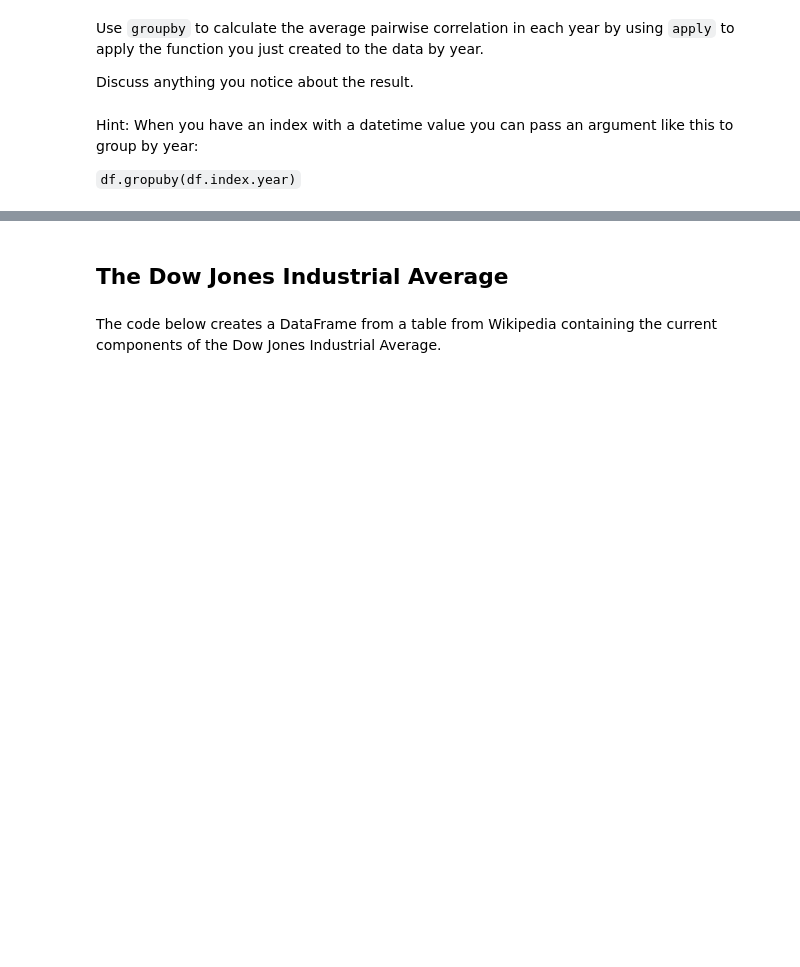
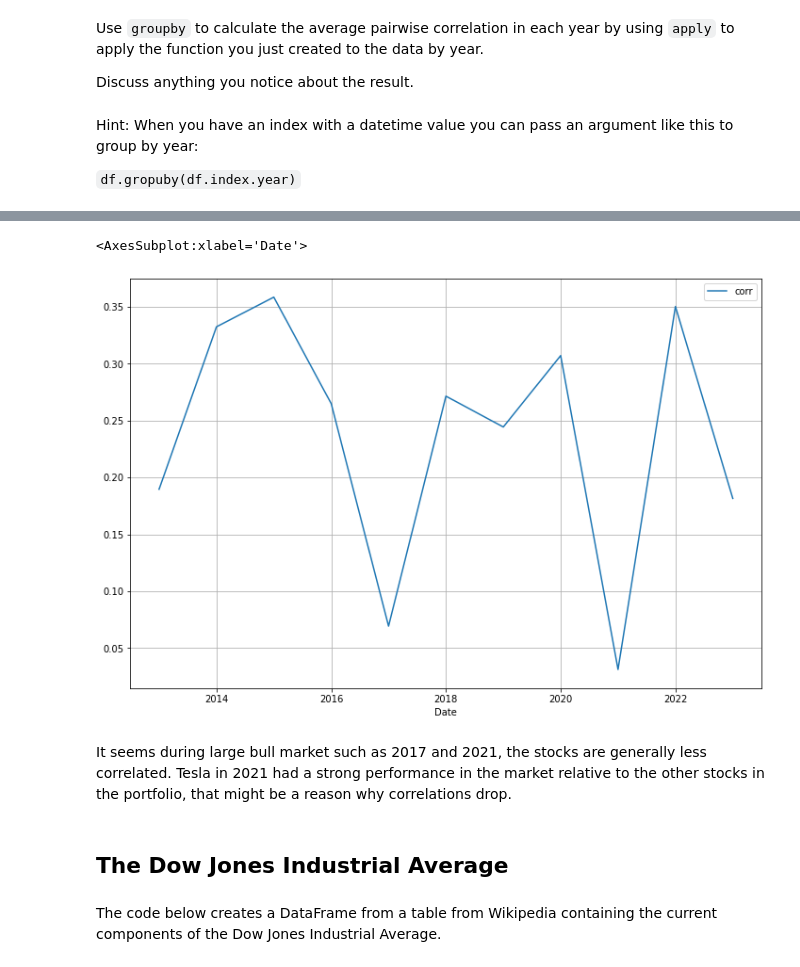
Before and after one commit to vargopal/stockMarket, a Jupyter notebook: HW1.ipynb, the cells around one changed output, grey strips where cells are left out. Saved outputs shown, nothing was run; the diff lists cells and outputs as text; code cells hidden in the pictures; blank space fills up the shorter version.

```diff
--- a/HW1.ipynb
+++ b/HW1.ipynb
@@ -208,5 +206,12 @@ px_ann
 | 2022 | 0.350194 |
 | 2023 | 0.181536 |
+# %%
+(px_ann).plot(figsize=(12,8), grid=True)
+# %% [output]
+<AxesSubplot:xlabel='Date'>
+[figure, added]
+# %% [markdown]
+It seems during large bull market such as 2017 and 2021, the stocks are generally less correlated. Tesla in 2021 had a strong performance in the market relative to the other stocks in the portfolio, that might be a reason why correlations drop.
 # %% [markdown]
 ## The Dow Jones Industrial Average
 # %% [markdown]
```
Also changed, not shown: parts of 25 cells of this notebook.
